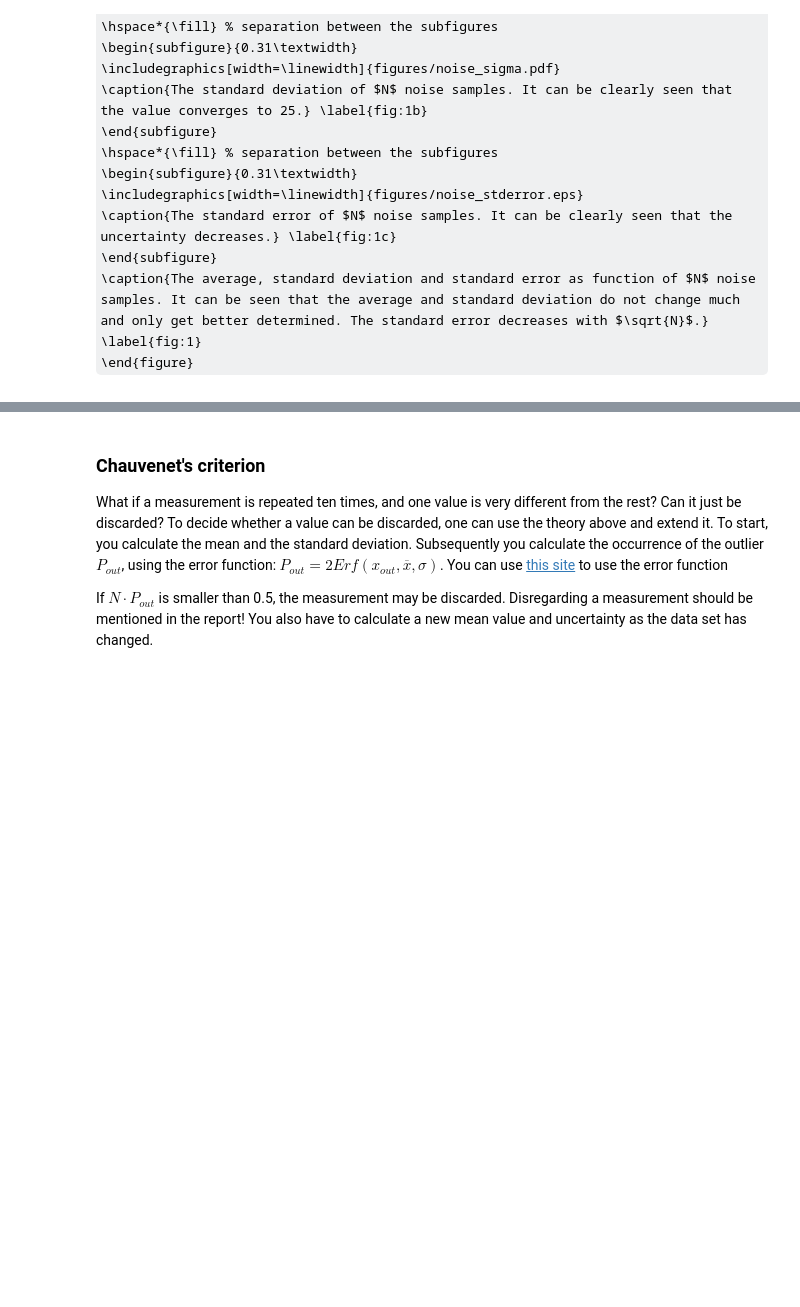
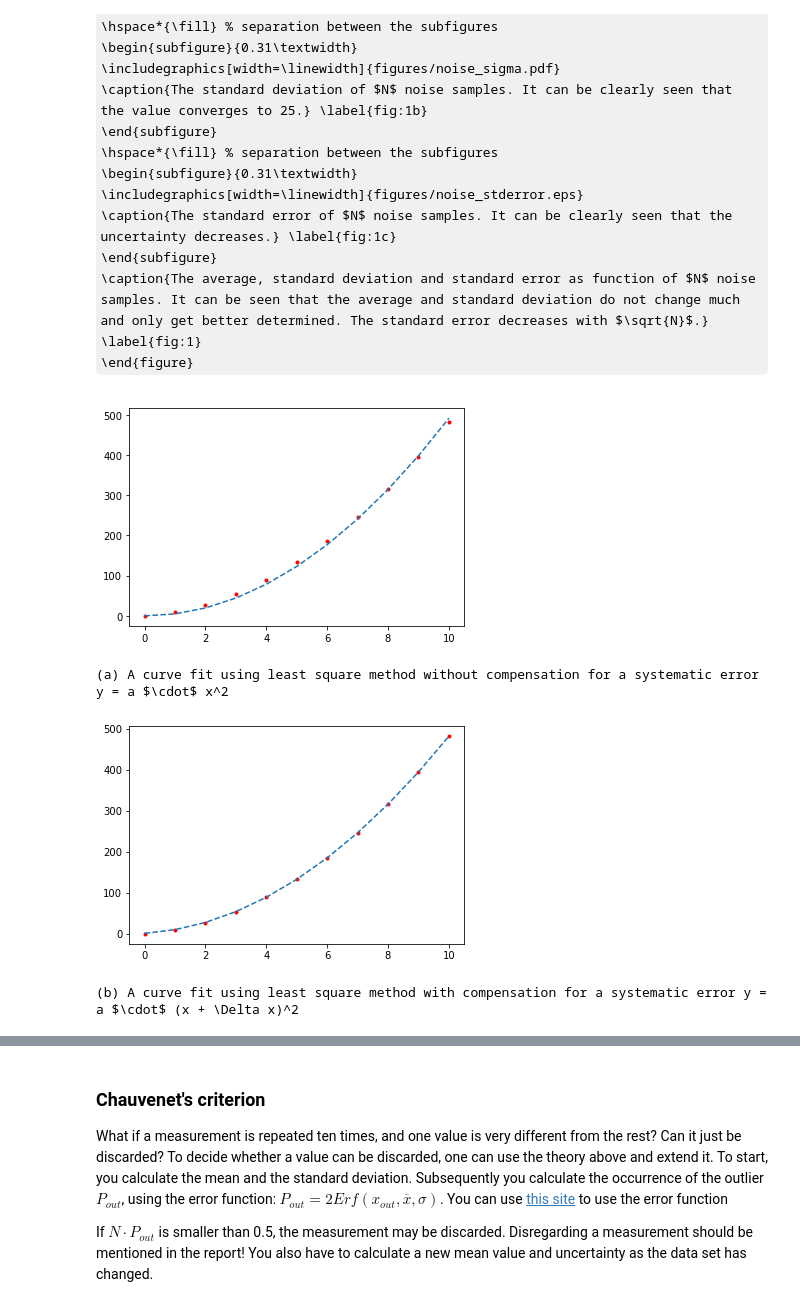
Before and after one commit to Contemporary-Physicslab/TN2985, a Jupyter notebook: book/chapters/measurements.ipynb, the cells around one changed output, grey strips where cells are left out. Cells and saved outputs as stored; diff of their text form; code cells hidden in the pictures; some formulas as TeX source; blank space fills up the shorter version.

```diff
--- a/book/chapters/measurements.ipynb
+++ b/book/chapters/measurements.ipynb
@@ -112,3 +146,41 @@ This uncertainty tells you that if the entire experiment is repeated, there is a
     \end{subfigure}
 \caption{The average, standard deviation and standard error as function of $N$ noise samples. It can be seen that the average and standard deviation do not change much and only get better determined. The standard error decreases with $\sqrt{N}$.} \label{fig:1}
 \end{figure}
+# %%
+#create data
+x = np.linspace(0,10,11)
+
+def quadratic(x):
+    return 4.3*(x+.6)**2 + np.random.normal(0,1)
+
+y= quadratic(x)
+
+#curvefit without systematic error
+def solvex1(x,a):
+    return a*x**2
+
+pval_1, pcov_1 = curve_fit(solvex1,x,y)
+y2 = solvex1(x,pval_1[0])
+
+
+plt.plot(x,y,'r.')
+plt.plot(x,y2,'--')
+plt.show()
+print("""(a) A curve fit using least square method without compensation for a systematic error y = a $\cdot$ x^2""")
+
+#curvefit with system
+def solvex2(x,a,b):
+    return a*(x+b)**2
+
+pval_2, pcov_2 = curve_fit(solvex2,x,y)
+y3 = solvex2(x,pval_2[0],pval_2[1])
+
+plt.plot(x,y,'r.')
+plt.plot(x,y3,'--')
+plt.show()
+print("""(b) A curve fit using least square method with compensation for a systematic error y = a $\cdot$ (x + \Delta x)^2""")
+# %% [output]
+[figure, added]
+(a) A curve fit using least square method without compensation for a systematic error y = a $\cdot$ x^2
+[figure, added]
+(b) A curve fit using least square method with compensation for a systematic error y = a $\cdot$ (x + \Delta x)^2
```
Also changed, not shown: parts of 5 cells of this notebook, 11 other files.
